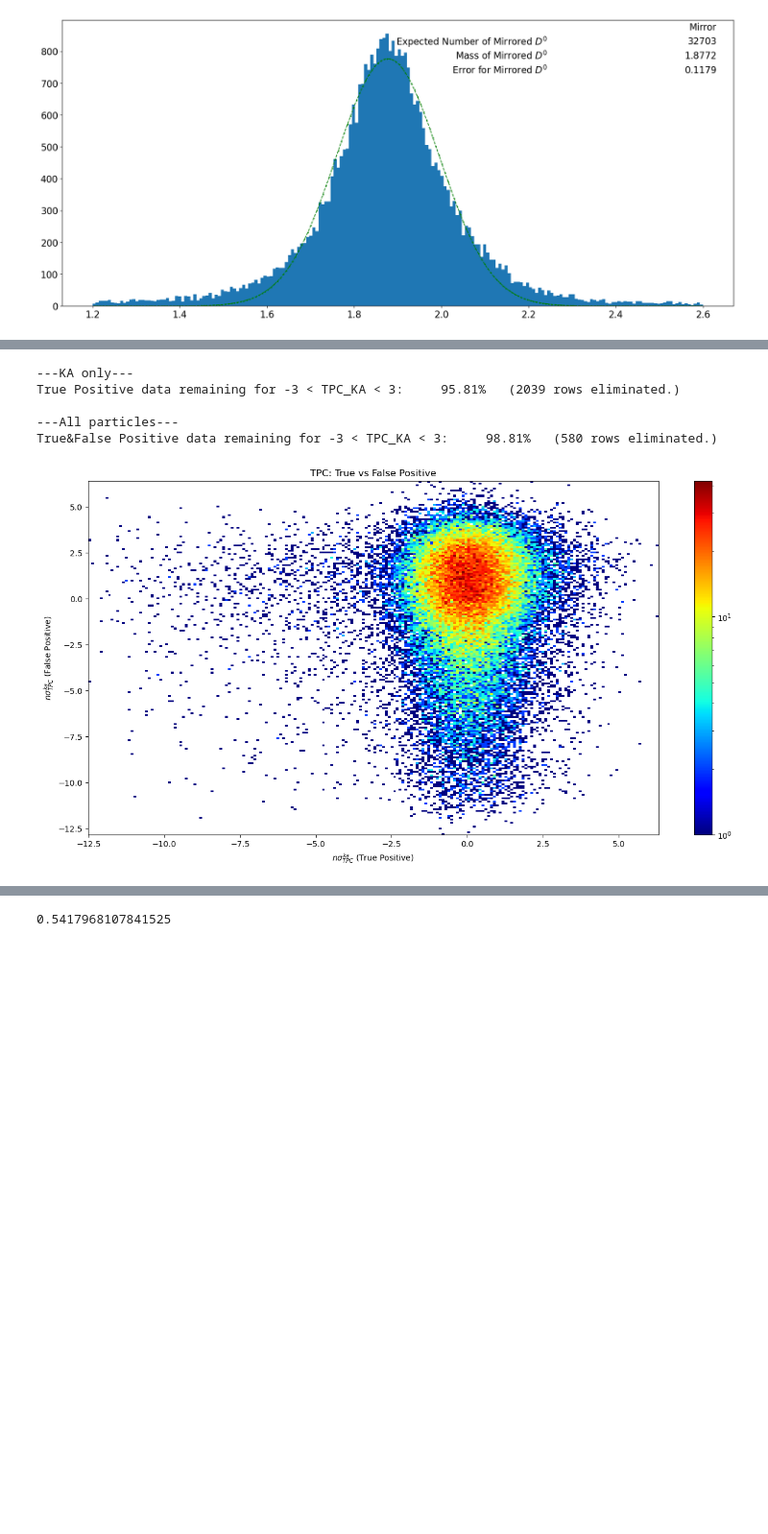
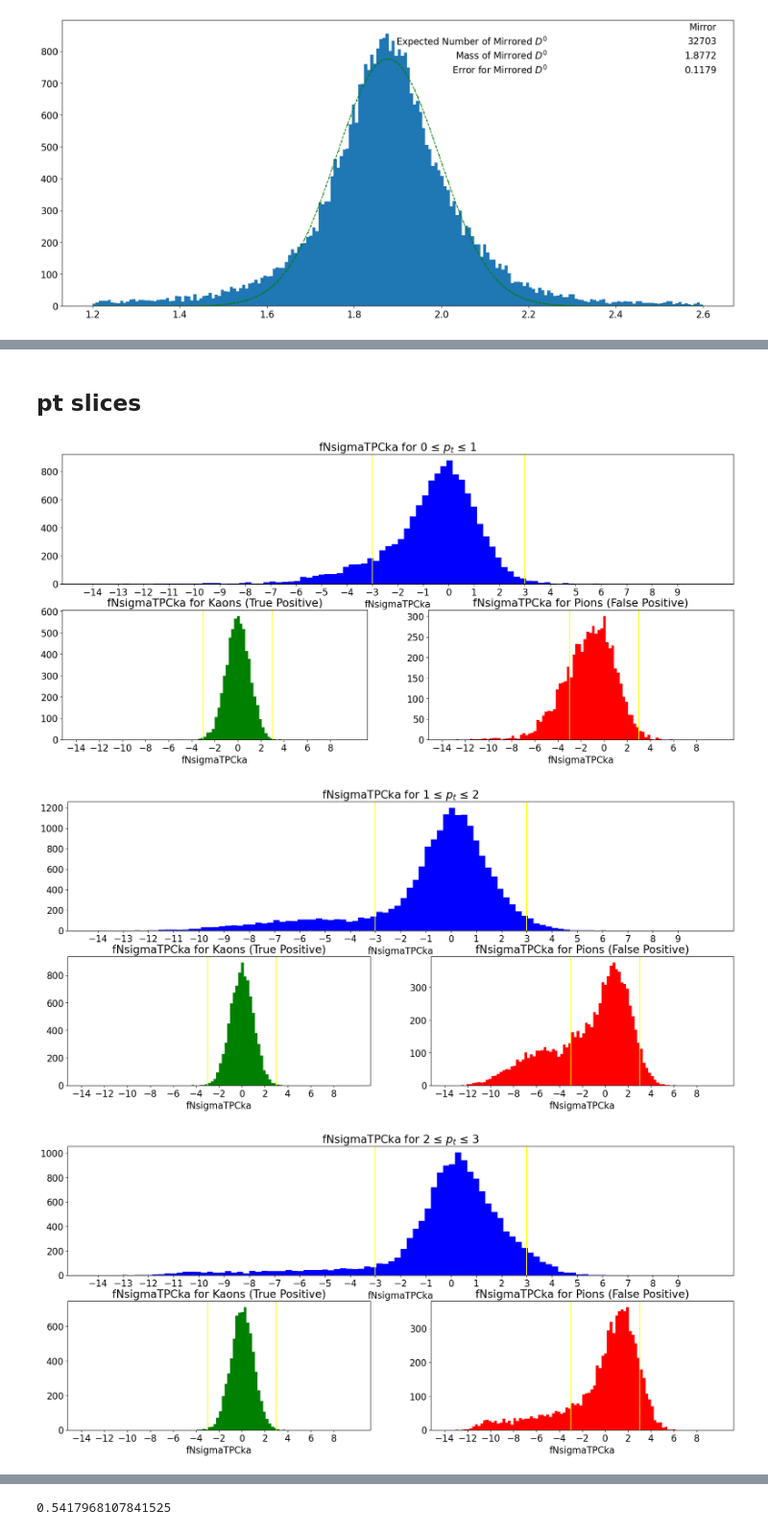
Before and after one commit to LeoPi314/LCPB_Project, a Jupyter notebook: MC_Mirror_D0.ipynb, the cells around one changed output, grey strips where cells are left out. Shown at 96% size. Cells and saved outputs as stored; diff of their text form; code cells hidden in the pictures; blank space fills up the shorter version.

```diff
--- a/MC_Mirror_D0.ipynb
+++ b/MC_Mirror_D0.ipynb
@@ -647,0 +725,2 @@ plt.show()
+# %%
+pt_slice = [ [0,1], [1,2], [2,3], [3,5], [5,8], [8,16], [16, 500]  ]
@@ -767,30 +865,45 @@ plt.show()
+# %% [markdown]
+## pt slices
 # %%
-# in cut1:
-# "( (fNsigmaTPCka > -3) & (fNsigmaTPCka < 3) & (fCharge == -1) ) | "
-# "( (fPt > 0) & (fPt < 1) & (fNsigmaTPCka > -15) & (fNsigmaTPCka < 0) & (fCharge == 1) )"
+mosaic = [
+    ["top", "top"],
+    ["left", "right"]
+]
 
-min_cut_TPC_KA, max_cut_TPC_KA = -3, 3
-start_size = len(final_results)
-final_size = sum(final_results["TPCka"].between(min_cut_TPC_KA, max_cut_TPC_KA))
-print("---KA only---")
-print(f"True Positive data remaining for {min_cut_TPC_KA} < TPC_KA < {max_cut_TPC_KA}:     {(final_size/start_size)*100:.2f}%   ({start_size - final_size} rows eliminated.)")
-print("\n---All particles---")
-final_size = sum( ( final_results["TPCka"].between(min_cut_TPC_KA, max_cut_TPC_KA) ) |
-                   ( final_results["mirror_TPCka"].between(min_cut_TPC_KA, max_cut_TPC_KA)  ) )
-print(f"True&False Positive data remaining for {min_cut_TPC_KA} < TPC_KA < {max_cut_TPC_KA}:     {(final_size/start_size)*100:.2f}%   ({start_size - final_size} rows eliminated.)")
+MIN_TPC, MAX_TPC = -14, +10
 
-# Check how the true positive and false positive are related
-fig, ax = plt.subplots(figsize=(16,8))
-plt.hist2d(final_results["TPCka"], final_results["mirror_TPCka"], (200, 200), cmap="jet", norm=LogNorm() )
-plt.colorbar()
-plt.xlabel(r"$n\sigma^{ka}_{TPC}$ (True Positive)")
-plt.ylabel(r"$n\sigma^{ka}_{TPC}$ (False Positive)")
-plt.title("TPC: True vs False Positive")
-plt.show()
+for i in range (len(pt_slice)):
+    pt_lim = pt_slice[i]
+    pt_mask = df["pt"].between(pt_lim[0], pt_lim[1])
+
+    fig, axes = plt.subplot_mosaic(mosaic, figsize=(21, 9))
+    N_BINS = 100
+    axes["top"].hist(np.concat([df[pt_mask]["TPCka"],df[pt_mask]["mirror_TPCka"]]), bins=N_BINS, color="blue", range=(MIN_TPC, MAX_TPC))
+    axes["top"].set_title(f"fNsigmaTPCka for {pt_lim[0]} ≤ $p_t$ ≤ {pt_lim[1]}")
+    axes["top"].set_xlabel("fNsigmaTPCka")
+    axes["top"].set_xticks(np.arange(MIN_TPC, MAX_TPC, 1))
+    axes["top"].set_label("Counts")
+    axes["top"].axvline(x=-3, color="yellow")
+    axes["top"].axvline(x=+3, color="yellow")
+
+    axes["left"].hist(df[pt_mask]["TPCka"], bins=N_BINS, color="green", range=(MIN_TPC, MAX_TPC))
+    axes["left"].set_title("fNsigmaTPCka for Kaons (True Positive)")
+    axes["left"].set_xlabel("fNsigmaTPCka")
+    axes["left"].set_xticks(np.arange(MIN_TPC, MAX_TPC, 2))
+    axes["left"].set_label("Counts")
+    axes["left"].axvline(x=-3, color="yellow")
+    axes["left"].axvline(x=+3, color="yellow")
+
+    axes["right"].hist(df[pt_mask]["mirror_TPCka"], bins=N_BINS, color="red", range=(MIN_TPC, MAX_TPC))
+    axes["right"].set_title("fNsigmaTPCka for Pions (False Positive)")
+    axes["right"].set_xlabel("fNsigmaTPCka")
+    axes["right"].set_xticks(np.arange(MIN_TPC, MAX_TPC, 2))
+    axes["right"].set_label("Counts")
+    axes["right"].axvline(x=-3, color="yellow")
+    axes["right"].axvline(x=+3, color="yellow")
+
+    plt.show()
 # %% [output]
----KA only---
-True Positive data remaining for -3 < TPC_KA < 3:     95.81%   (2039 rows eliminated.)
-
----All particles---
-True&False Positive data remaining for -3 < TPC_KA < 3:     98.81%   (580 rows eliminated.)
-[figure, old version]
+[figure, new version]
+[figure, added]
+[figure, added]
```
Also changed, not shown: parts of 26 cells of this notebook.
